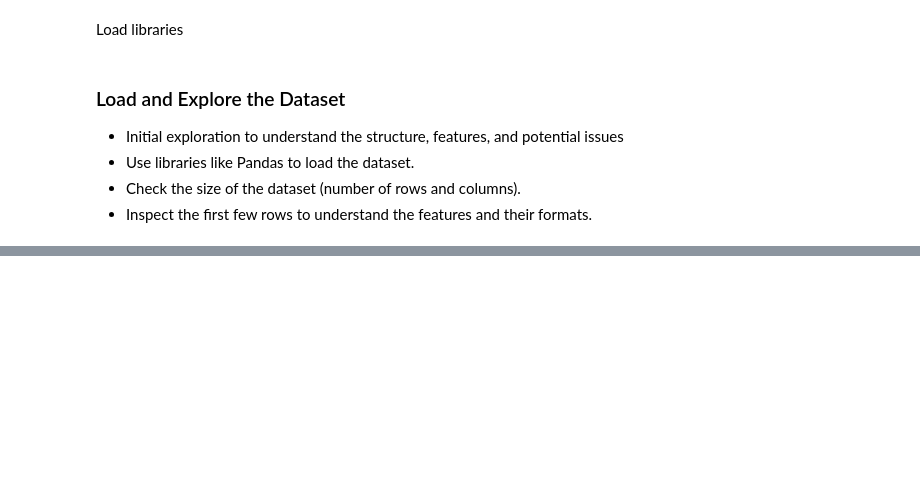
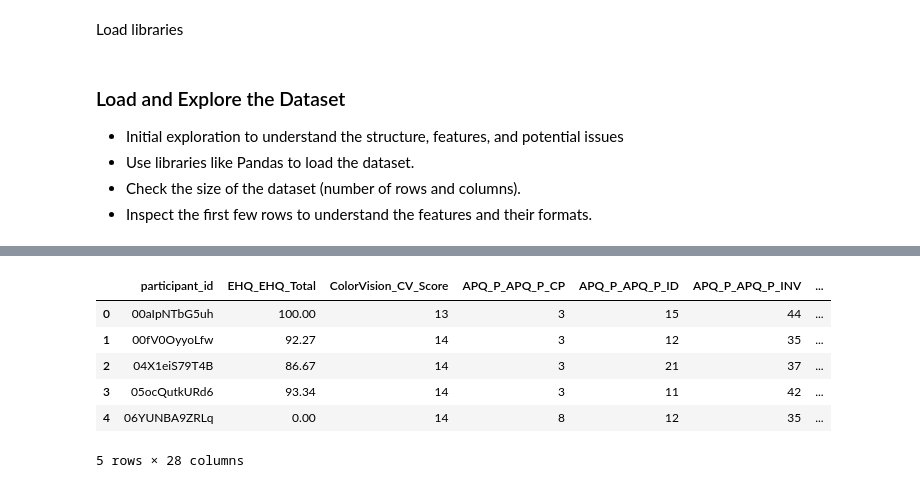
Before and after one commit to nnoromiv/brain-activity-pattern-differences-in-ADHD, a Jupyter notebook: explorer.ipynb, the cells around one changed output, grey strips where cells are left out. Cells and saved outputs as stored; diff of their text form; code cells hidden in the pictures; blank space fills up the shorter version.

```diff
--- a/explorer.ipynb
+++ b/explorer.ipynb
@@ -10,3 +12,11 @@ import openpyxl
 - <span style="font-family: Century Gothic">Use libraries like Pandas to load the dataset.</span>
 - <span style="font-family: Century Gothic">Check the size of the dataset (number of rows and columns).</span>
 - <span style="font-family: Century Gothic">Inspect the first few rows to understand the features and their formats.</span>
+# %%
+# Load the dataset
+df_matric = pd.read_csv('Data/FUNCTIONAL_CONNECTOME_MATRICES.csv')
+df_labels = pd.read_excel('Data/LABELS.xlsx')
+df_meta_a = pd.read_excel('Data/METADATA_A.xlsx')
+df_meta_b = pd.read_excel('Data/METADATA_b.xlsx')
+
+df_dictionary = pd.read_excel('Data Dictionary.xlsx')
@@ -41,0 +171,11 @@ print(df_meta_a.shape)
+# %%
+df_meta = pd.merge(df_meta_a, df_meta_b, on='participant_id', how='outer')
+df_meta.head()
+# %% [output]
+|  | participant_id | EHQ_EHQ_Total | ColorVision_CV_Score | APQ_P_APQ_P_CP | APQ_P_APQ_P_ID | APQ_P_APQ_P_INV | ... |
+| 0 | 00aIpNTbG5uh | 100.00 | 13 | 3 | 15 | 44 | ... |
+| 1 | 00fV0OyyoLfw | 92.27 | 14 | 3 | 12 | 35 | ... |
+| 2 | 04X1eiS79T4B | 86.67 | 14 | 3 | 21 | 37 | ... |
+| 3 | 05ocQutkURd6 | 93.34 | 14 | 3 | 11 | 42 | ... |
+| 4 | 06YUNBA9ZRLq | 0.00 | 14 | 8 | 12 | 35 | ... |
+5 rows × 28 columns
```
Also changed, not shown: parts of 35 cells of this notebook, 2 other files.
